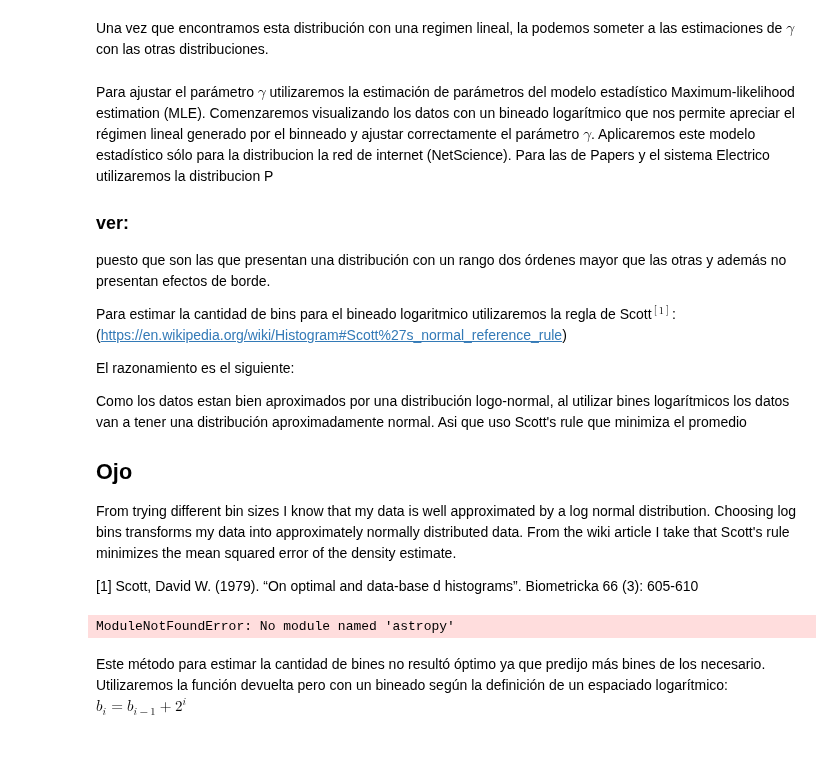
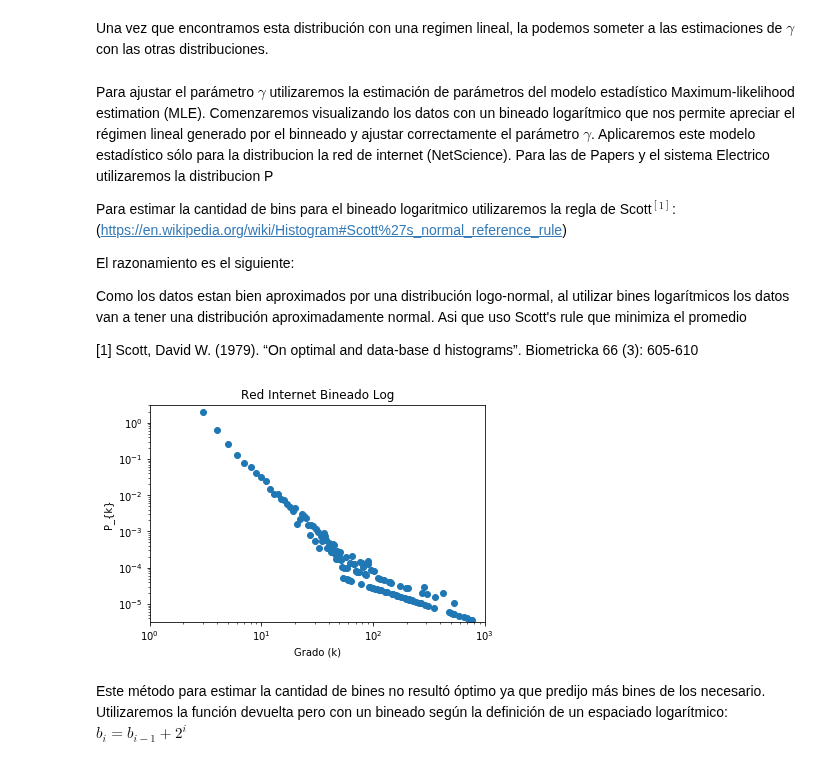
Before and after one commit to LunaKadysz/Redes, a Jupyter notebook: TPC_02/TPC_02_caro.ipynb, the cells around one changed output. Drawn from its saved outputs; the diff is of its cells as text; code cells hidden in the pictures.

```diff
--- a/TPC_02/TPC_02_caro.ipynb
+++ b/TPC_02/TPC_02_caro.ipynb
@@ -178,9 +163,6 @@ Una vez que encontramos esta distribución con una regimen lineal, la podemos so
 Para ajustar el parámetro $\gamma$ utilizaremos la estimación de parámetros del modelo estadístico Maximum-likelihood estimation (MLE).
 Comenzaremos visualizando los datos con un bineado logarítmico que nos permite apreciar el régimen lineal generado por el binneado y ajustar correctamente el parámetro $\gamma$.
 Aplicaremos este modelo estadístico sólo para la distribucion la red de internet (NetScience). Para las de Papers y el sistema Electrico utilizaremos la distribucion P
-
-### ver:
-puesto que son las que presentan una distribución con un rango dos órdenes mayor que las otras y además no presentan efectos de borde.
 
 Para estimar la cantidad de bins para el bineado logaritmico utilizaremos la regla de Scott$^{[1]}$:
 (https://en.wikipedia.org/wiki/Histogram#Scott%27s_normal_reference_rule)
@@ -189,41 +171,41 @@ El razonamiento es el siguiente:
 
 Como los datos estan bien aproximados por una distribución logo-normal, al utilizar bines logarítmicos los datos van a tener una distribución aproximadamente normal. Asi que uso Scott's rule que minimiza el promedio
 
-## Ojo
-From trying different bin sizes I know that my data is well approximated by a log normal distribution. Choosing log bins transforms my data into approximately normally distributed data. From the wiki article I take that Scott's rule minimizes the mean squared error of the density estimate.
-
 [1] Scott, David W. (1979). “On optimal and data-base
 d histograms”. Biometricka 66 (3): 605-610
 # %%
 from astropy.stats import scott_bin_width
 
 
 def log_binning(lista_grados):
 
     #estimo los bins
     ancho_medio, binedges_medio = scott_bin_width(lista_grados,return_bins=True)
     num_bins = int(max(lista_grados)/ancho_medio)
     espaciado_log = np.logspace(0, 4, endpoint=True, base=10,num=num_bins)
 
     hist,binedges = np.histogram(lista_grados,espaciado_log,density=True)
     bincenters = np.round(np.mean(np.vstack([binedges[0:-1],binedges[1:]]), axis=0))
     Hist = np.array((bincenters,hist)).T
     Hist = np.array([i for i in Hist if i[1]*1 != 0.0]).T #me saco de encima los grados con P_{k} = 0
 
     return Hist[0],Hist[1]
 
 
 #plot bineado logaritmico
 x,y = log_binning(grados_dict['Internet'])
 plt.figure()
 plt.scatter(x,y)
 plt.title(f"Red Internet Bineado Log")
 plt.yscale("log")
 plt.xscale("log")
+plt.ylabel('P_{k}')
+plt.xlabel('Grado (k)')
 plt.xlim(10**0,10**3)
 plt.ylim(10**-5.5,10**0.5)
+plt.show()
 # %% [output]
-ModuleNotFoundError: No module named 'astropy'
+[figure, added]
 # %% [markdown]
 Este método para estimar la cantidad de bines no resultó óptimo ya que predijo más bines de los necesario.
 Utilizaremos la función devuelta pero con un bineado según la definición de un espaciado logarítmico:
```
Also changed, not shown: parts of 12 cells of this notebook.
